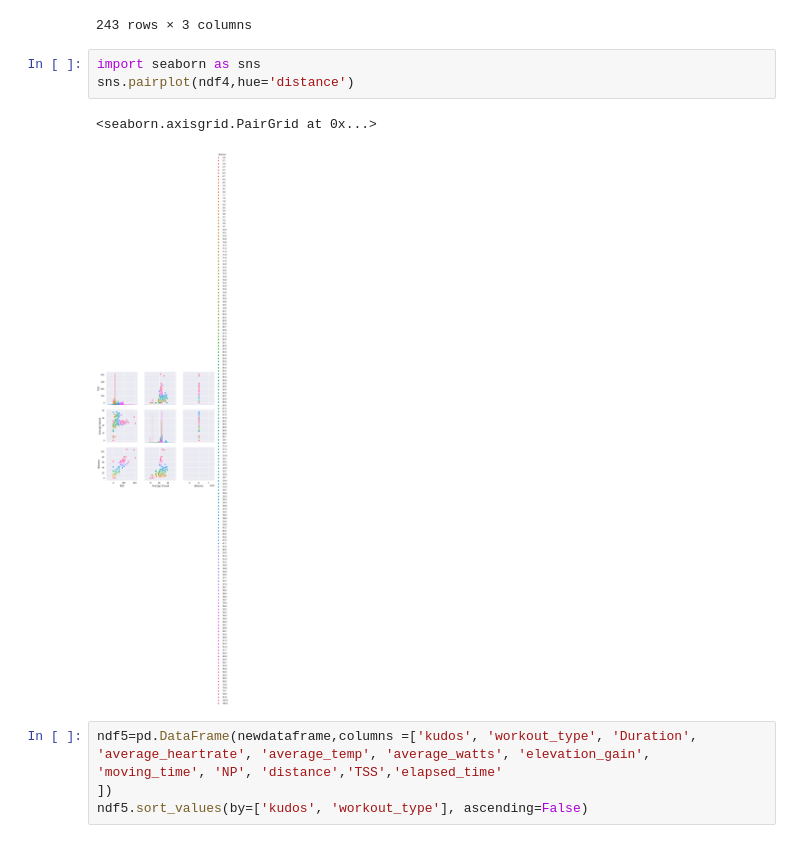
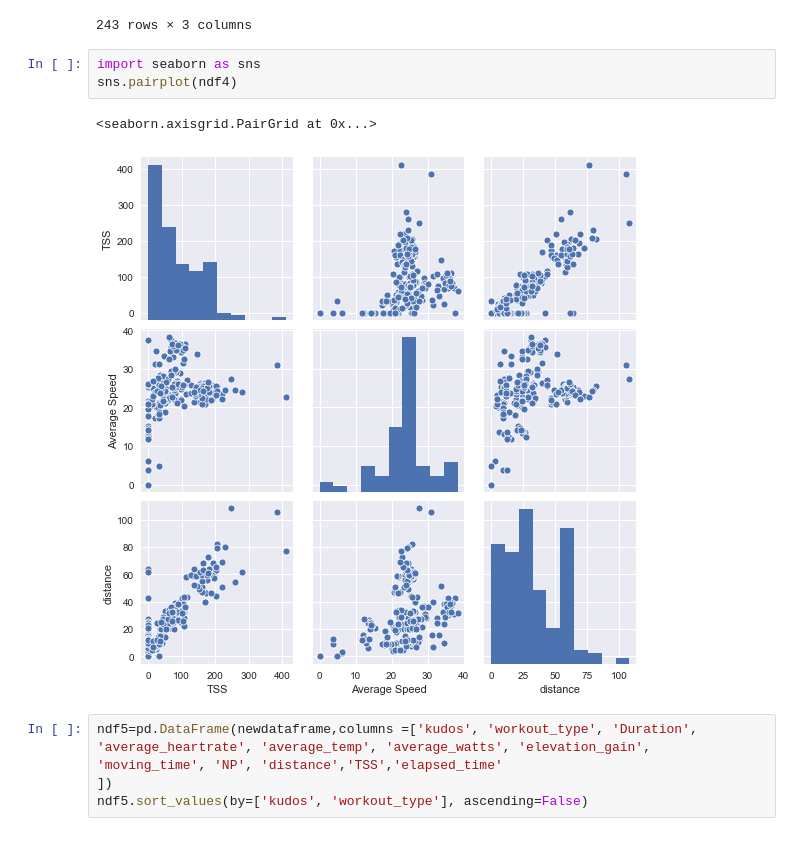
Before and after one commit to iamdraza/University-Practicals, a Jupyter notebook: Portfolio 1.ipynb, the cells around one changed output. Cells and saved outputs as stored; diff of their text form.

```diff
--- a/Portfolio 1.ipynb
+++ b/Portfolio 1.ipynb
@@ -316,10 +316,10 @@ ndf4
 243 rows × 3 columns
 # %%
 import seaborn as sns
-sns.pairplot(ndf4,hue='distance')
+sns.pairplot(ndf4)
 # %% [output]
 <seaborn.axisgrid.PairGrid at 0x...>
-[figure, old version]
+[figure, new version]
 # %%
 ndf5=pd.DataFrame(newdataframe,columns =['kudos', 'workout_type', 'Duration', 'average_heartrate', 'average_temp', 'average_watts', 'elevation_gain', 'moving_time', 'NP', 'distance','TSS','elapsed_time'
 ])
```
Also changed, not shown: parts of 4 cells of this notebook.
